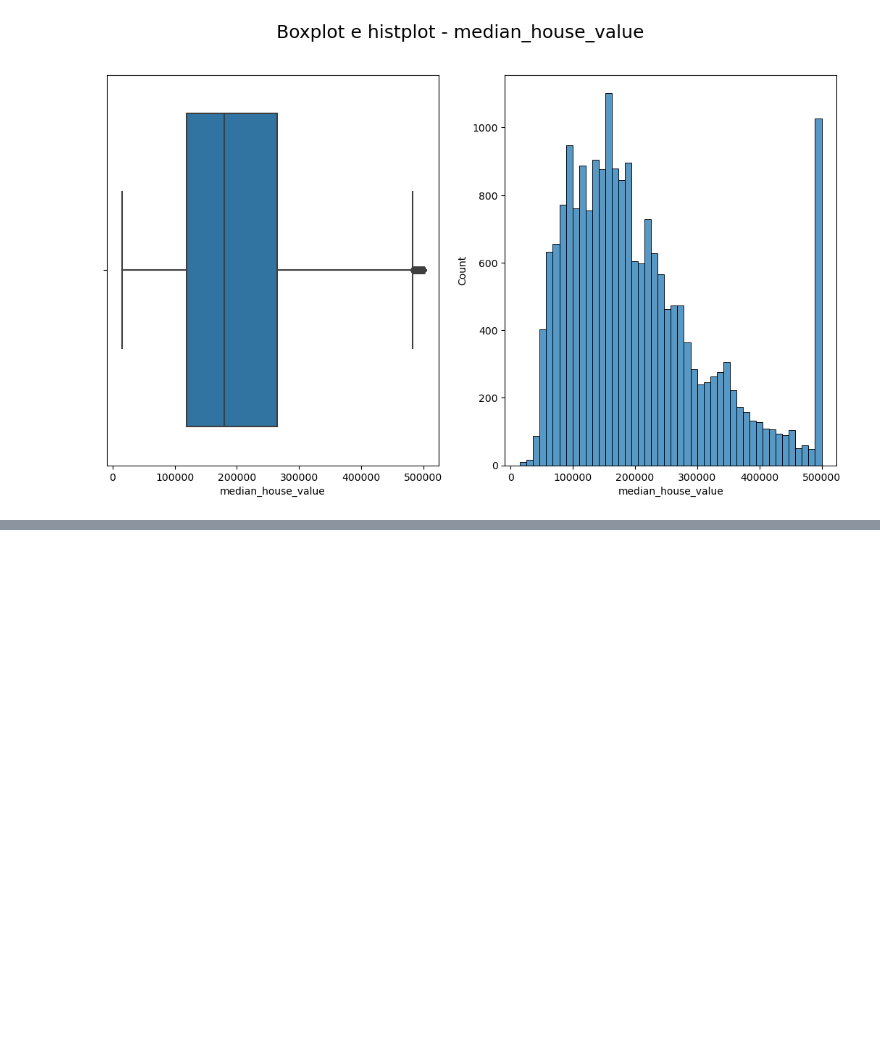
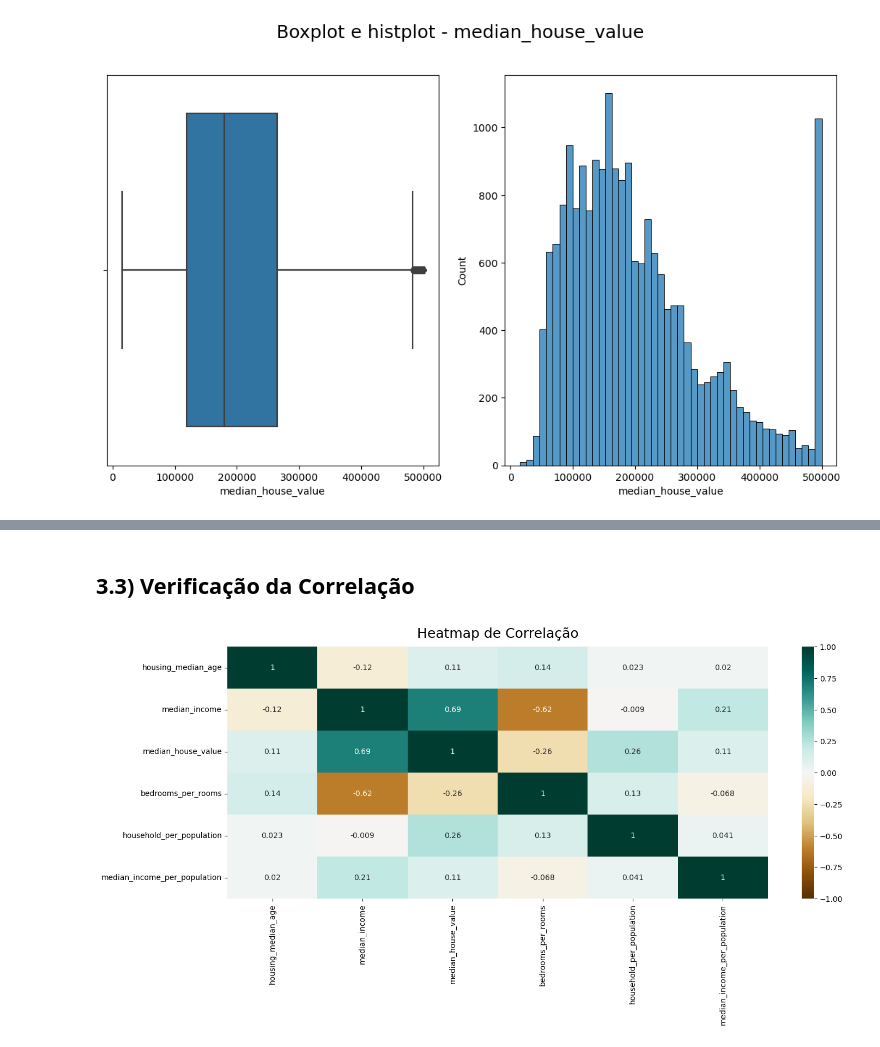
Before and after one commit to mvlaran/cienciaDeDados, a Jupyter notebook: lxai/housing/Housing.ipynb, the cells around one changed output, grey strips where cells are left out. Drawn from its saved outputs; the diff is of its cells as text; code cells hidden in the pictures; blank space fills up the shorter version.

```diff
--- a/lxai/housing/Housing.ipynb
+++ b/lxai/housing/Housing.ipynb
@@ -386,0 +274,3 @@ plt.show()
+# %%
+df['bedrooms_per_rooms'] = df['total_bedrooms'] / df['total_rooms']
+df.drop(['total_bedrooms', 'total_rooms'], axis = 'columns', inplace = True)
@@ -386,0 +281,3 @@ plt.show()
+# %%
+df['household_per_population'] = df['households'] / df['population']
+df.drop(['households'], axis = 'columns', inplace = True)
@@ -386,0 +288,13 @@ plt.show()
+# %%
+df['median_income_per_population'] = df['median_income'] / df['population']
+df.drop(['population'], axis = 'columns', inplace = True)
+# %% [markdown]
+## 3.3) Verificação da Correlação
+# %%
+plt.figure(figsize=(16, 6))
+
+heatmap = sns.heatmap(df.corr(), vmin=-1, vmax=1, annot=True, cmap='BrBG')
+
+heatmap.set_title('Heatmap de Correlação', fontdict={'fontsize':18}, pad=12);
+# %% [output]
+[figure, added]
```
Also changed, not shown: parts of 36 cells of this notebook.
